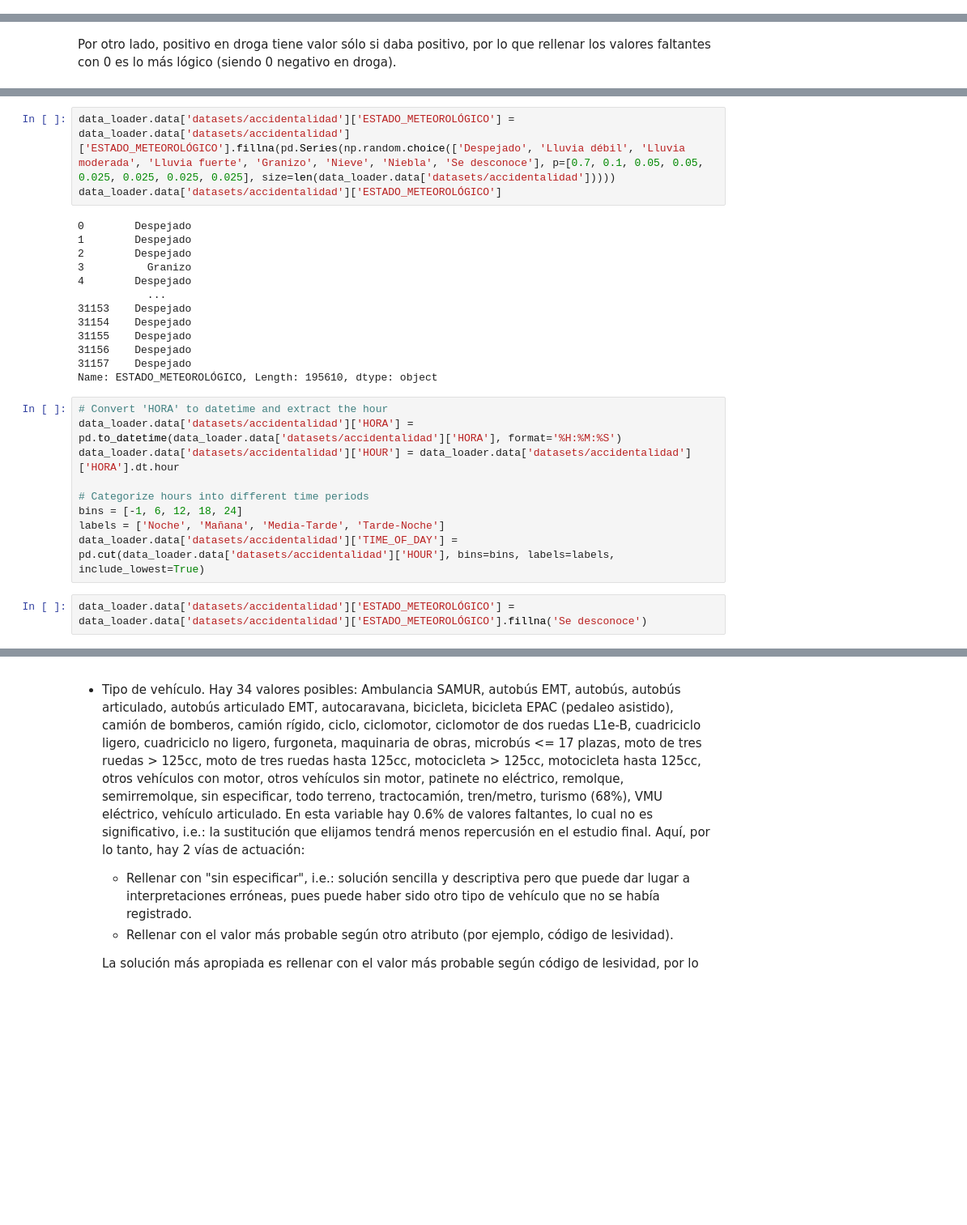
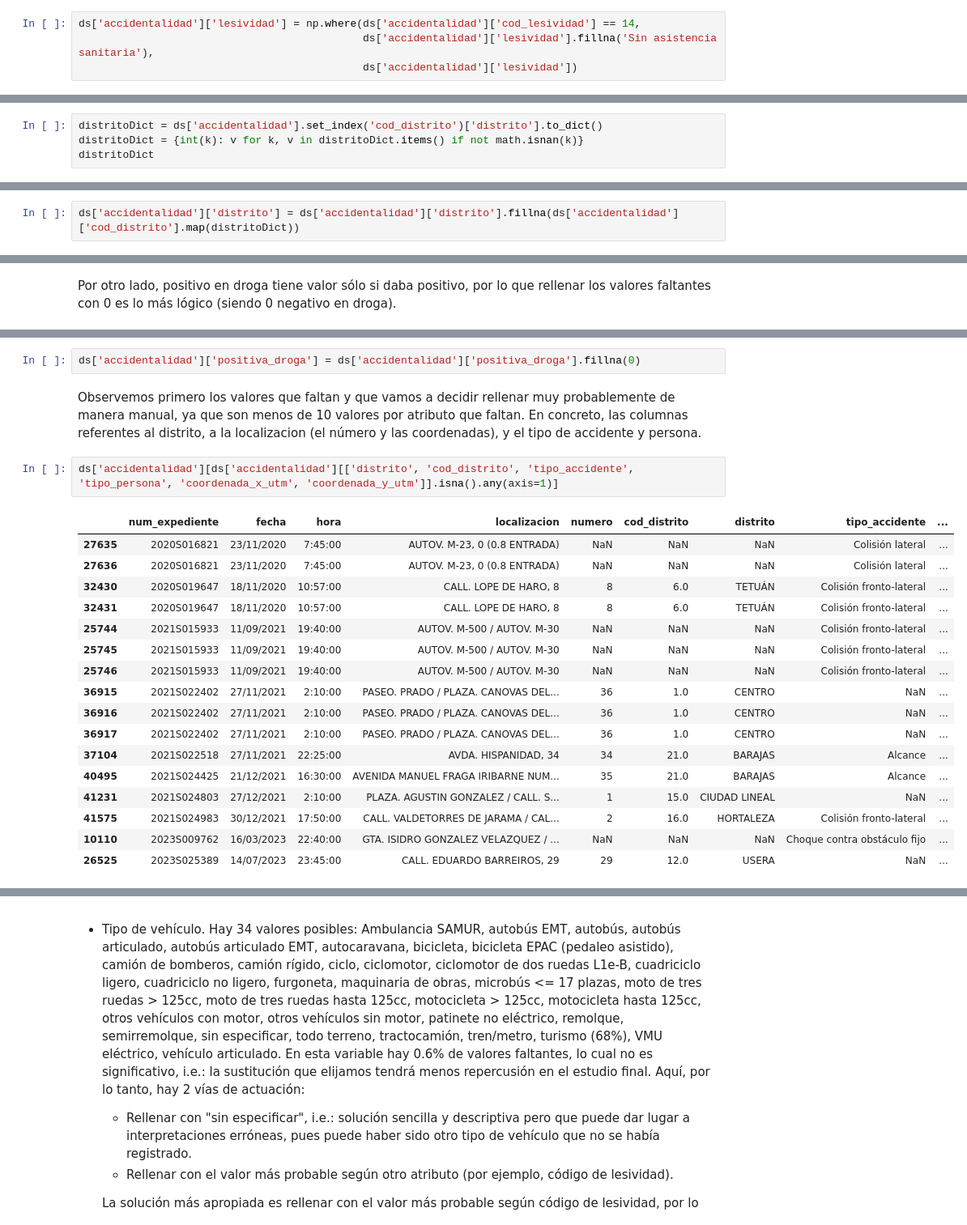
Before and after one commit to paula-gomezlucas/POD, a Jupyter notebook: POD1_Limpieza.ipynb, the cells around one changed output, grey strips where cells are left out. Shown at 81% size. Drawn from its saved outputs; the diff is of its cells as text; blank space fills up the shorter version.

Commit message:
accidentalidad y actuaciones bomberos limpiois -solo falta añadir dict y csv a bomberos-

```diff
--- a/POD1_Limpieza.ipynb
+++ b/POD1_Limpieza.ipynb
@@ -451,0 +368,4 @@ For example, when doing 'df[col].method(value, inplace=True)', try using 'df.met
+# %%
+ds['accidentalidad']['lesividad'] = np.where(ds['accidentalidad']['cod_lesividad'] == 14,
+                                             ds['accidentalidad']['lesividad'].fillna('Sin asistencia sanitaria'),
+                                             ds['accidentalidad']['lesividad'])
@@ -451,0 +374,4 @@ For example, when doing 'df[col].method(value, inplace=True)', try using 'df.met
+# %%
+distritoDict = ds['accidentalidad'].set_index('cod_distrito')['distrito'].to_dict()
+distritoDict = {int(k): v for k, v in distritoDict.items() if not math.isnan(k)}
+distritoDict
@@ -451,0 +396,2 @@ For example, when doing 'df[col].method(value, inplace=True)', try using 'df.met
+# %%
+ds['accidentalidad']['distrito'] = ds['accidentalidad']['distrito'].fillna(ds['accidentalidad']['cod_distrito'].map(distritoDict))
@@ -600,27 +421,24 @@ Por último, donde queda dilema es en positivo alcohol, tipo de vehículo y esta
-# %%
-data_loader.data['datasets/accidentalidad']['ESTADO_METEOROLÓGICO'] = data_loader.data['datasets/accidentalidad']['ESTADO_METEOROLÓGICO'].fillna(pd.Series(np.random.choice(['Despejado', 'Lluvia débil', 'Lluvia moderada', 'Lluvia fuerte', 'Granizo', 'Nieve', 'Niebla', 'Se desconoce'], p=[0.7, 0.1, 0.05, 0.05, 0.025, 0.025, 0.025, 0.025], size=len(data_loader.data['datasets/accidentalidad']))))
-data_loader.data['datasets/accidentalidad']['ESTADO_METEOROLÓGICO']
-# %% [output]
-0        Despejado
-1        Despejado
-2        Despejado
-3          Granizo
-4        Despejado
-           ...
-31153    Despejado
-31154    Despejado
-31155    Despejado
-31156    Despejado
-31157    Despejado
-Name: ESTADO_METEOROLÓGICO, Length: 195610, dtype: object
-# %%
-# Convert 'HORA' to datetime and extract the hour
-data_loader.data['datasets/accidentalidad']['HORA'] = pd.to_datetime(data_loader.data['datasets/accidentalidad']['HORA'], format='%H:%M:%S')
-data_loader.data['datasets/accidentalidad']['HOUR'] = data_loader.data['datasets/accidentalidad']['HORA'].dt.hour
-
-# Categorize hours into different time periods
-bins = [-1, 6, 12, 18, 24]
-labels = ['Noche', 'Mañana', 'Media-Tarde', 'Tarde-Noche']
-data_loader.data['datasets/accidentalidad']['TIME_OF_DAY'] = pd.cut(data_loader.data['datasets/accidentalidad']['HOUR'], bins=bins, labels=labels, include_lowest=True)
-# %%
-data_loader.data['datasets/accidentalidad']['ESTADO_METEOROLÓGICO'] = data_loader.data['datasets/accidentalidad']['ESTADO_METEOROLÓGICO'].fillna('Se desconoce')
+# %%
+ds['accidentalidad']['positiva_droga'] = ds['accidentalidad']['positiva_droga'].fillna(0)
+# %% [markdown]
+Observemos primero los valores que faltan y que vamos a decidir rellenar muy probablemente de manera manual, ya que son menos de 10 valores por atributo que faltan. En concreto, las columnas referentes al distrito, a la localizacion (el número y las coordenadas), y el tipo de accidente y persona.
+# %%
+ds['accidentalidad'][ds['accidentalidad'][['distrito', 'cod_distrito', 'tipo_accidente', 'tipo_persona', 'coordenada_x_utm', 'coordenada_y_utm']].isna().any(axis=1)]
+# %% [output]
+|  | num_expediente | fecha | hora | localizacion | numero | cod_distrito | distrito | tipo_accidente | ... |
+| 27635 | 2020S016821 | 23/11/2020 | 7:45:00 | AUTOV. M-23, 0 (0.8 ENTRADA) | NaN | NaN | NaN | Colisión lateral | ... |
+| 27636 | 2020S016821 | 23/11/2020 | 7:45:00 | AUTOV. M-23, 0 (0.8 ENTRADA) | NaN | NaN | NaN | Colisión lateral | ... |
+| 32430 | 2020S019647 | 18/11/2020 | 10:57:00 | CALL. LOPE DE HARO, 8 | 8 | 6.0 | TETUÁN | Colisión fronto-lateral | ... |
+| 32431 | 2020S019647 | 18/11/2020 | 10:57:00 | CALL. LOPE DE HARO, 8 | 8 | 6.0 | TETUÁN | Colisión fronto-lateral | ... |
+| 25744 | 2021S015933 | 11/09/2021 | 19:40:00 | AUTOV. M-500 / AUTOV. M-30 | NaN | NaN | NaN | Colisión fronto-lateral | ... |
+| 25745 | 2021S015933 | 11/09/2021 | 19:40:00 | AUTOV. M-500 / AUTOV. M-30 | NaN | NaN | NaN | Colisión fronto-lateral | ... |
+| 25746 | 2021S015933 | 11/09/2021 | 19:40:00 | AUTOV. M-500 / AUTOV. M-30 | NaN | NaN | NaN | Colisión fronto-lateral | ... |
+| 36915 | 2021S022402 | 27/11/2021 | 2:10:00 | PASEO. PRADO / PLAZA. CANOVAS DEL... | 36 | 1.0 | CENTRO | NaN | ... |
+| 36916 | 2021S022402 | 27/11/2021 | 2:10:00 | PASEO. PRADO / PLAZA. CANOVAS DEL... | 36 | 1.0 | CENTRO | NaN | ... |
+| 36917 | 2021S022402 | 27/11/2021 | 2:10:00 | PASEO. PRADO / PLAZA. CANOVAS DEL... | 36 | 1.0 | CENTRO | NaN | ... |
+| 37104 | 2021S022518 | 27/11/2021 | 22:25:00 | AVDA. HISPANIDAD, 34 | 34 | 21.0 | BARAJAS | Alcance | ... |
+| 40495 | 2021S024425 | 21/12/2021 | 16:30:00 | AVENIDA MANUEL FRAGA IRIBARNE NUM... | 35 | 21.0 | BARAJAS | Alcance | ... |
+| 41231 | 2021S024803 | 27/12/2021 | 2:10:00 | PLAZA. AGUSTIN GONZALEZ / CALL. S... | 1 | 15.0 | CIUDAD LINEAL | NaN | ... |
+| 41575 | 2021S024983 | 30/12/2021 | 17:50:00 | CALL. VALDETORRES DE JARAMA / CAL... | 2 | 16.0 | HORTALEZA | Colisión fronto-lateral | ... |
+| 10110 | 2023S009762 | 16/03/2023 | 22:40:00 | GTA. ISIDRO GONZALEZ VELAZQUEZ / ... | NaN | NaN | NaN | Choque contra obstáculo fijo | ... |
+| 26525 | 2023S025389 | 14/07/2023 | 23:45:00 | CALL. EDUARDO BARREIROS, 29 | 29 | 12.0 | USERA | NaN | ... |
```
Also changed, not shown: parts of 190 cells of this notebook, 3 other files.
